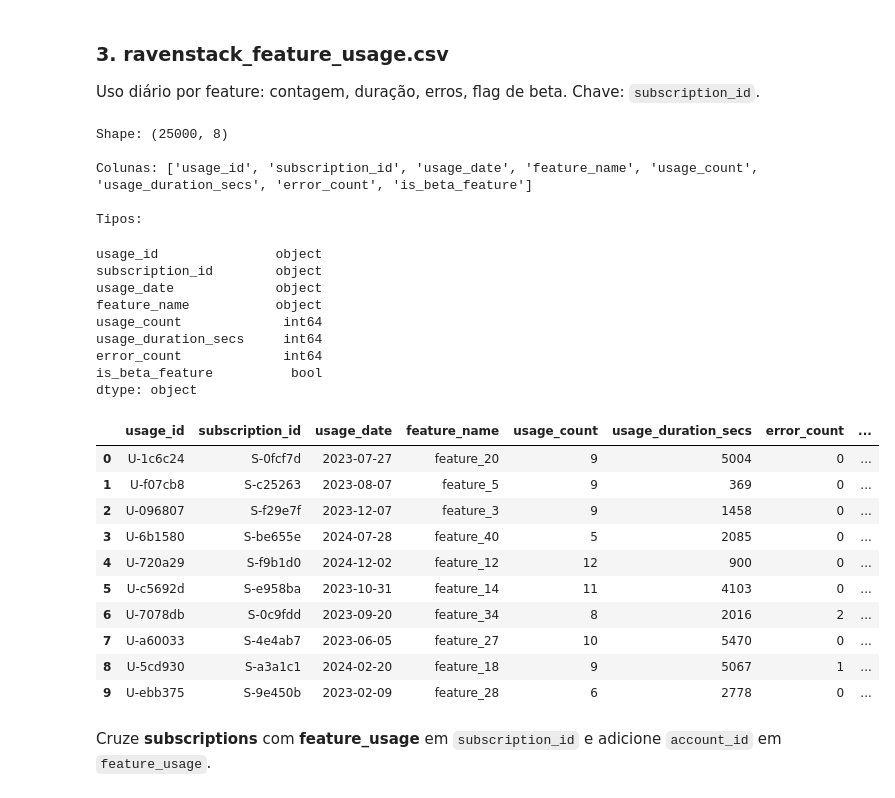
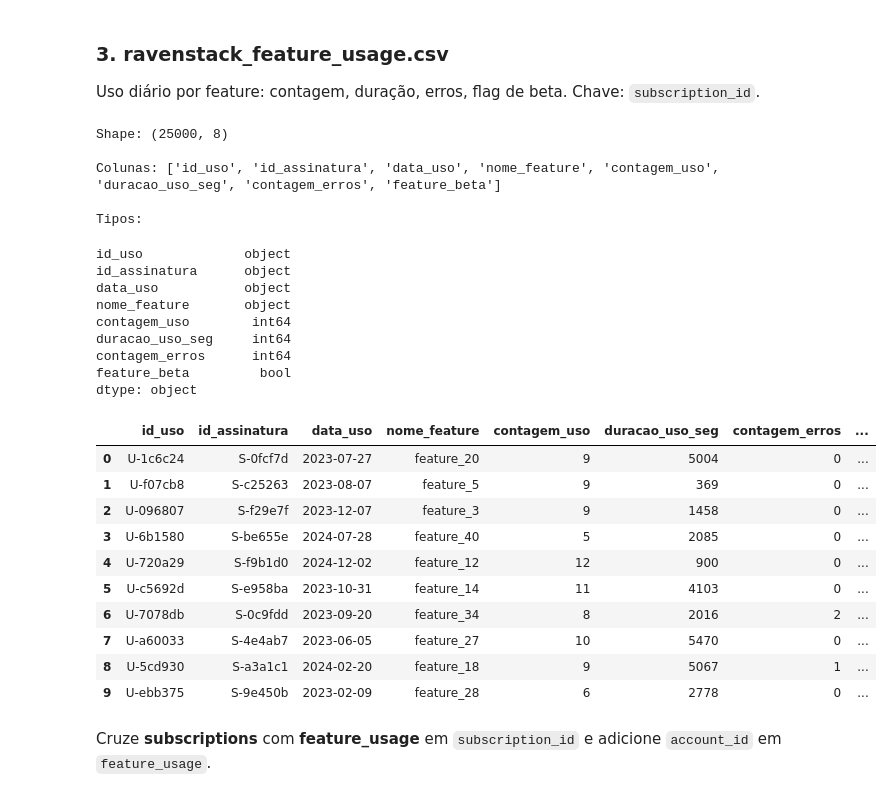
Before and after one commit to moraesvn/ai-master-challenge, a Jupyter notebook: submissions/Vinicius-Moraes/solution/01_load_datasets.ipynb, the cells around one changed output. Drawn from its saved outputs; the diff is of its cells as text; code cells hidden in the pictures.

```diff
--- a/submissions/Vinicius-Moraes/solution/01_load_datasets.ipynb
+++ b/submissions/Vinicius-Moraes/solution/01_load_datasets.ipynb
@@ -93,27 +121,37 @@ dtype: object
 Uso diário por feature: contagem, duração, erros, flag de beta. Chave: `subscription_id`.
 # %%
 feature_usage = pd.read_csv(DATA_DIR / "ravenstack_feature_usage.csv")
+feature_usage = feature_usage.rename(columns={
+    "usage_id": "id_uso",
+    "subscription_id": "id_assinatura",
+    "usage_date": "data_uso",
+    "feature_name": "nome_feature",
+    "usage_count": "contagem_uso",
+    "usage_duration_secs": "duracao_uso_seg",
+    "error_count": "contagem_erros",
+    "is_beta_feature": "feature_beta",
+})
 print("Shape:", feature_usage.shape)
 print("\nColunas:", list(feature_usage.columns))
 print("\nTipos:")
 display(feature_usage.dtypes)
 feature_usage.head(10)
 # %% [output]
 Shape: (25000, 8)
 
-Colunas: ['usage_id', 'subscription_id', 'usage_date', 'feature_name', 'usage_count', 'usage_duration_secs', 'error_count', 'is_beta_feature']
+Colunas: ['id_uso', 'id_assinatura', 'data_uso', 'nome_feature', 'contagem_uso', 'duracao_uso_seg', 'contagem_erros', 'feature_beta']
 
 Tipos:
-usage_id               object
-subscription_id        object
-usage_date             object
-feature_name           object
-usage_count             int64
-usage_duration_secs     int64
-error_count             int64
-is_beta_feature          bool
+id_uso             object
+id_assinatura      object
+data_uso           object
+nome_feature       object
+contagem_uso        int64
+duracao_uso_seg     int64
+contagem_erros      int64
+feature_beta         bool
 dtype: object
-|  | usage_id | subscription_id | usage_date | feature_name | usage_count | usage_duration_secs | error_count | ... |
+|  | id_uso | id_assinatura | data_uso | nome_feature | contagem_uso | duracao_uso_seg | contagem_erros | ... |
 | 0 | U-1c6c24 | S-0fcf7d | 2023-07-27 | feature_20 | 9 | 5004 | 0 | ... |
 | 1 | U-f07cb8 | S-c25263 | 2023-08-07 | feature_5 | 9 | 369 | 0 | ... |
 | 2 | U-096807 | S-f29e7f | 2023-12-07 | feature_3 | 9 | 1458 | 0 | ... |
```
Also changed, not shown: parts of 6 cells of this notebook.
